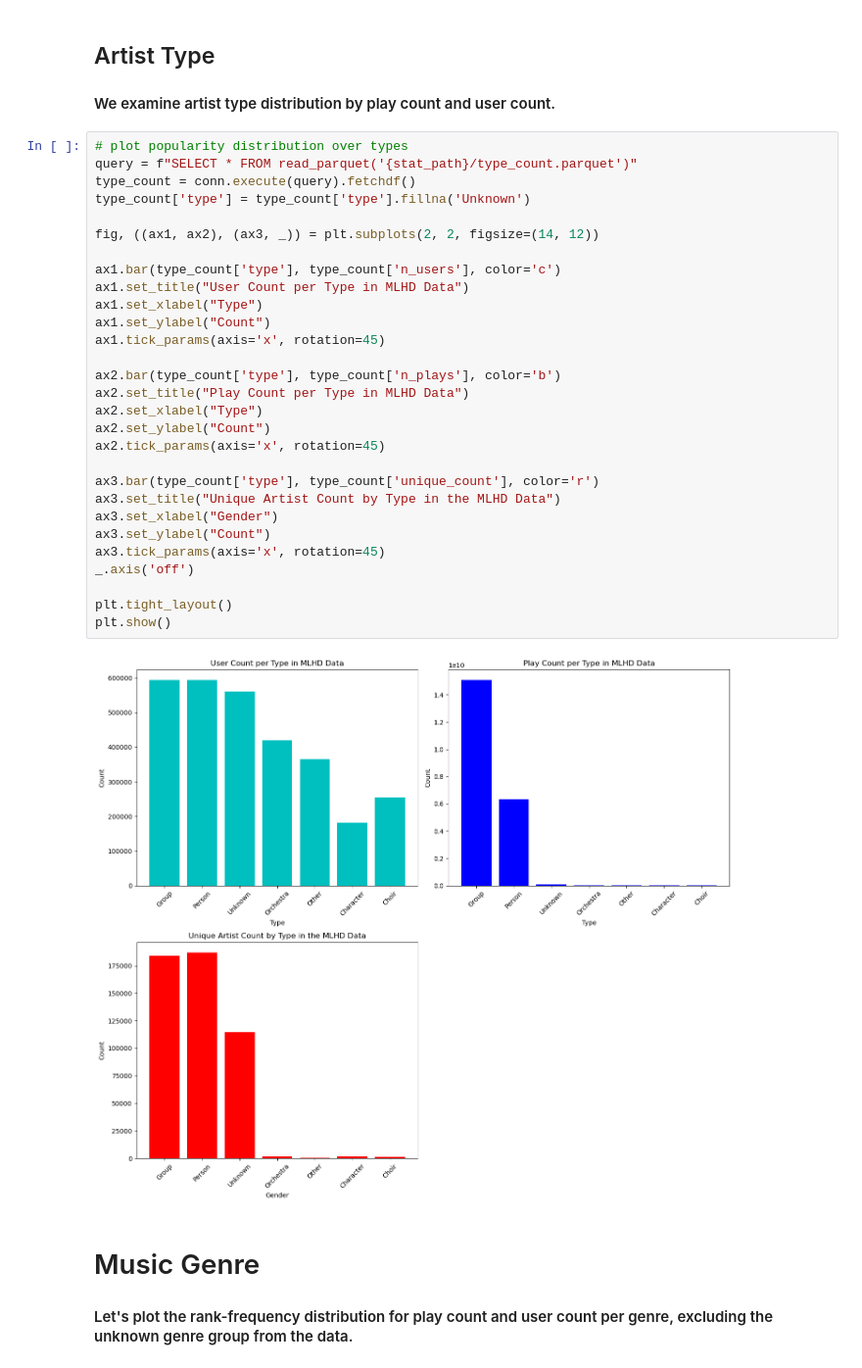
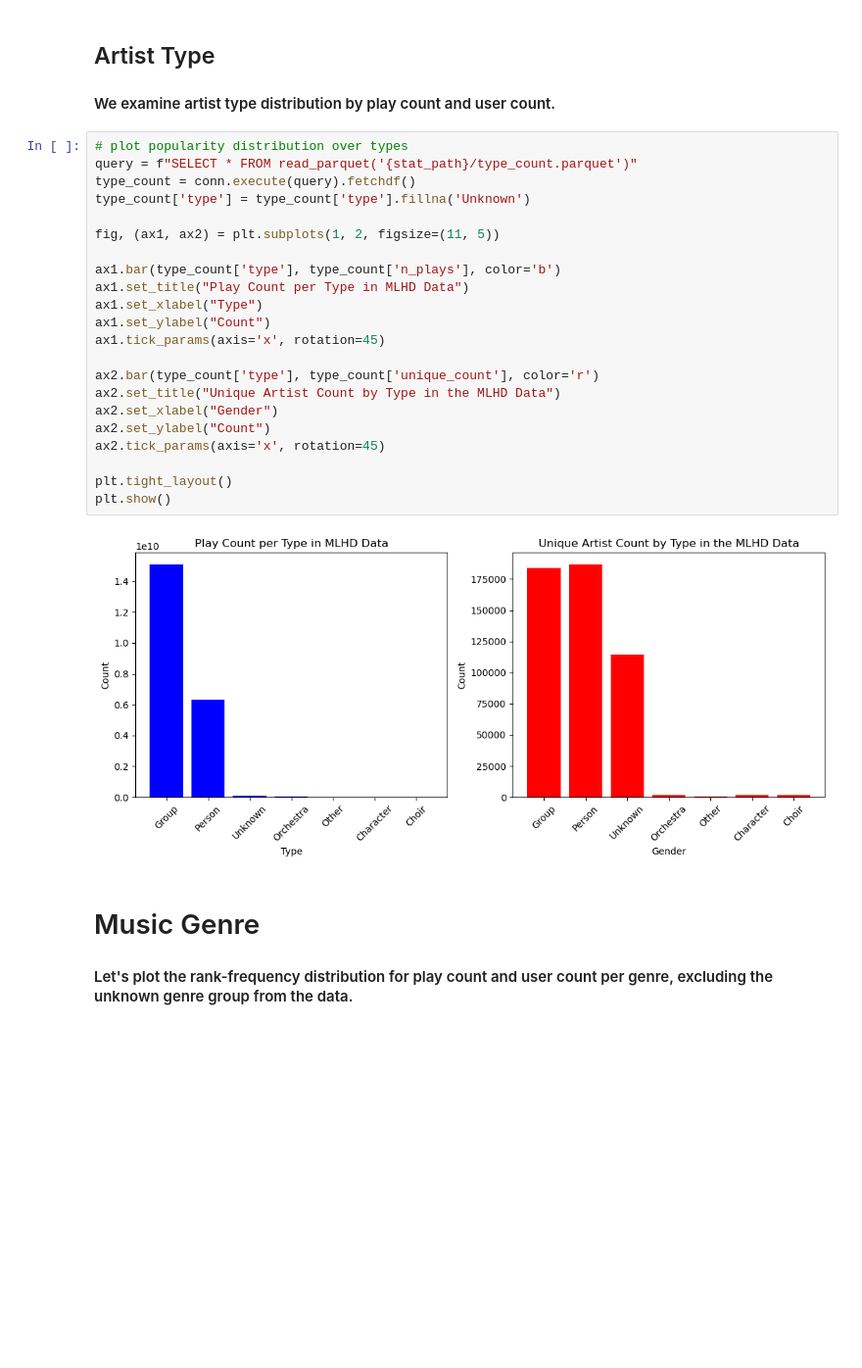
Before and after one commit to mdekstrand/musicdata-tools, a Jupyter notebook: datanalysis/summaryanalysis.ipynb, the cells around one changed output. Shown at 98% size. Saved outputs shown, nothing was run; the diff lists cells and outputs as text; blank space fills up the shorter version.

```diff
--- a/datanalysis/summaryanalysis.ipynb
+++ b/datanalysis/summaryanalysis.ipynb
@@ -299,34 +334,27 @@ plt.show()
 # %%
 # plot popularity distribution over types
 query = f"SELECT * FROM read_parquet('{stat_path}/type_count.parquet')"
 type_count = conn.execute(query).fetchdf()
 type_count['type'] = type_count['type'].fillna('Unknown')
 
-fig, ((ax1, ax2), (ax3, _)) = plt.subplots(2, 2, figsize=(14, 12))
+fig, (ax1, ax2) = plt.subplots(1, 2, figsize=(11, 5))
 
-ax1.bar(type_count['type'], type_count['n_users'], color='c')
-ax1.set_title("User Count per Type in MLHD Data")
+ax1.bar(type_count['type'], type_count['n_plays'], color='b')
+ax1.set_title("Play Count per Type in MLHD Data")
 ax1.set_xlabel("Type")
 ax1.set_ylabel("Count")
 ax1.tick_params(axis='x', rotation=45)
 
-ax2.bar(type_count['type'], type_count['n_plays'], color='b')
-ax2.set_title("Play Count per Type in MLHD Data")
-ax2.set_xlabel("Type")
+ax2.bar(type_count['type'], type_count['unique_count'], color='r')
+ax2.set_title("Unique Artist Count by Type in the MLHD Data")
+ax2.set_xlabel("Gender")
 ax2.set_ylabel("Count")
 ax2.tick_params(axis='x', rotation=45)
 
-ax3.bar(type_count['type'], type_count['unique_count'], color='r')
-ax3.set_title("Unique Artist Count by Type in the MLHD Data")
-ax3.set_xlabel("Gender")
-ax3.set_ylabel("Count")
-ax3.tick_params(axis='x', rotation=45)
-_.axis('off')
-
 plt.tight_layout()
 plt.show()
 # %% [output]
-[figure, old version]
+[figure, new version]
 # %% [markdown]
 # Music Genre
 #### Let's plot the rank-frequency distribution for play count and user count per genre, excluding the unknown genre group from the data.
```
Also changed, not shown: parts of 8 cells of this notebook, 2 other files.
